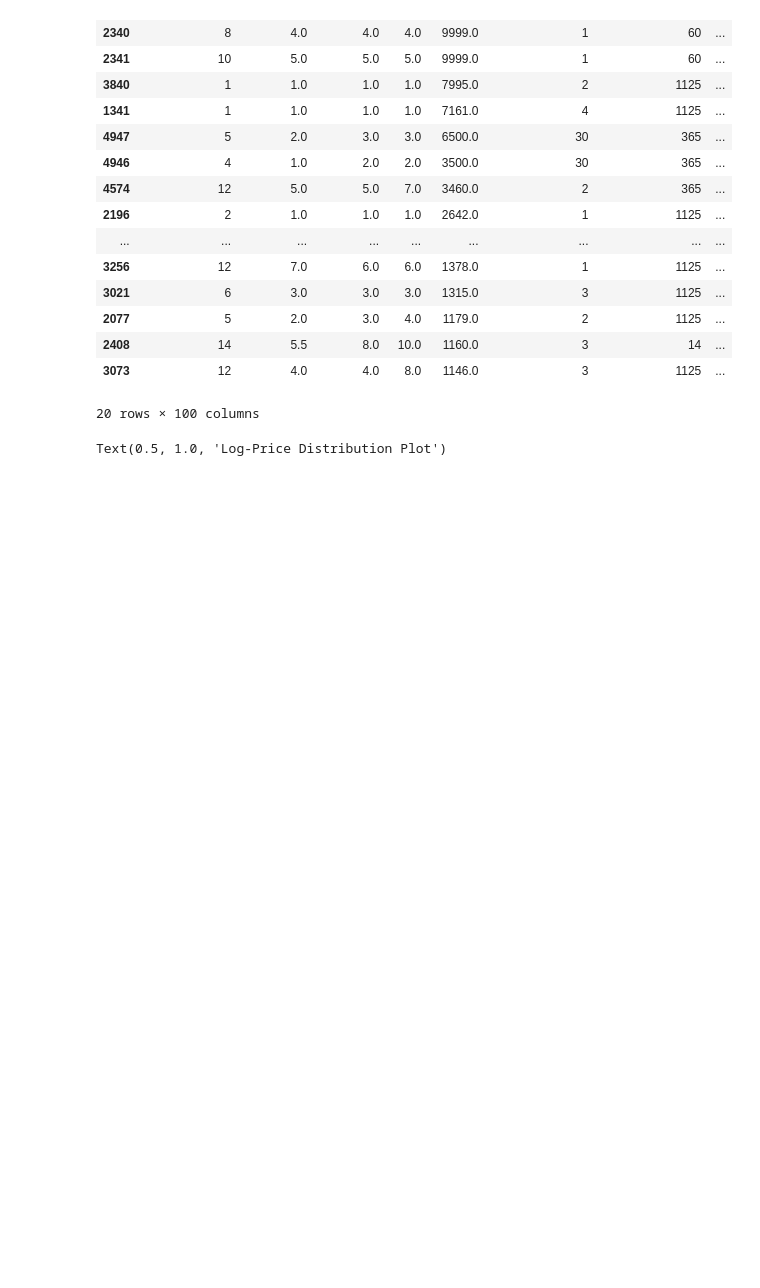
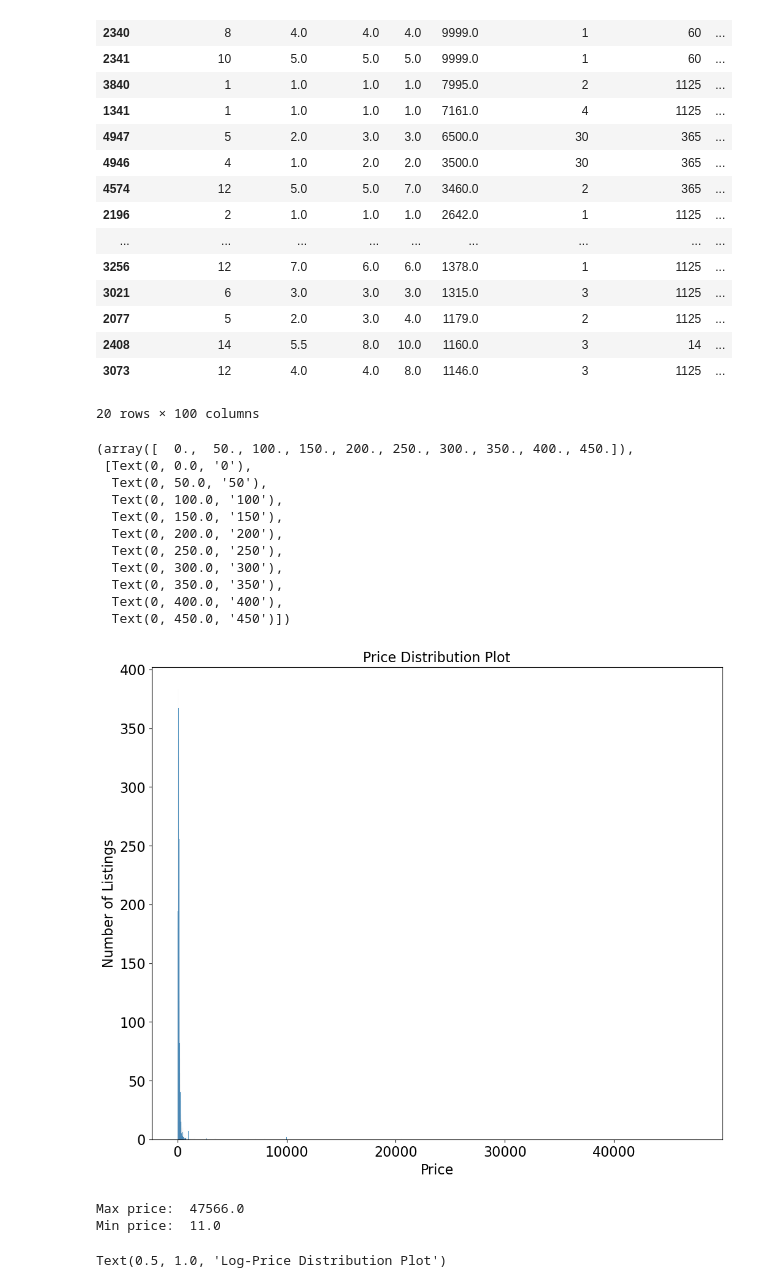
Before and after one commit to Arnesh997/FDS-Airbnb, a Jupyter notebook: main final.ipynb, the cells around one changed output. Cells and saved outputs as stored; diff of their text form; code cells hidden in the pictures; blank space fills up the shorter version.

```diff
--- a/main final.ipynb
+++ b/main final.ipynb
@@ -412,6 +415,36 @@ df_sorted.head(20)
 | 2408 | 14 | 5.5 | 8.0 | 10.0 | 1160.0 | 3 | 14 | ... |
 | 3073 | 12 | 4.0 | 4.0 | 8.0 | 1146.0 | 3 | 1125 | ... |
 20 rows × 100 columns
+# %%
+plt.figure(figsize=(12,10))
+sns.histplot(quality_df['price'])
+plt.title("Price Distribution Plot",size=16)
+plt.xlabel("Price",size=16)
+plt.ylabel("Number of Listings",size=16)
+# Customize the x ticks
+plt.xticks(fontsize=16)
+# Customize the y ticks
+plt.yticks(fontsize=16)
+# %% [output]
+(array([  0.,  50., 100., 150., 200., 250., 300., 350., 400., 450.]),
+ [Text(0, 0.0, '0'),
+  Text(0, 50.0, '50'),
+  Text(0, 100.0, '100'),
+  Text(0, 150.0, '150'),
+  Text(0, 200.0, '200'),
+  Text(0, 250.0, '250'),
+  Text(0, 300.0, '300'),
+  Text(0, 350.0, '350'),
+  Text(0, 400.0, '400'),
+  Text(0, 450.0, '450')])
+[figure, added]
+# %%
+# print max and min price
+print("Max price: ", quality_df['price'].max())
+print("Min price: ", quality_df['price'].min())
+# %% [output]
+Max price:  47566.0
+Min price:  11.0
 # %%
 quality_df['price_log'] = np.log(quality_df['price'])
 
```
Also changed, not shown: parts of 7 cells of this notebook, 5 other files.
